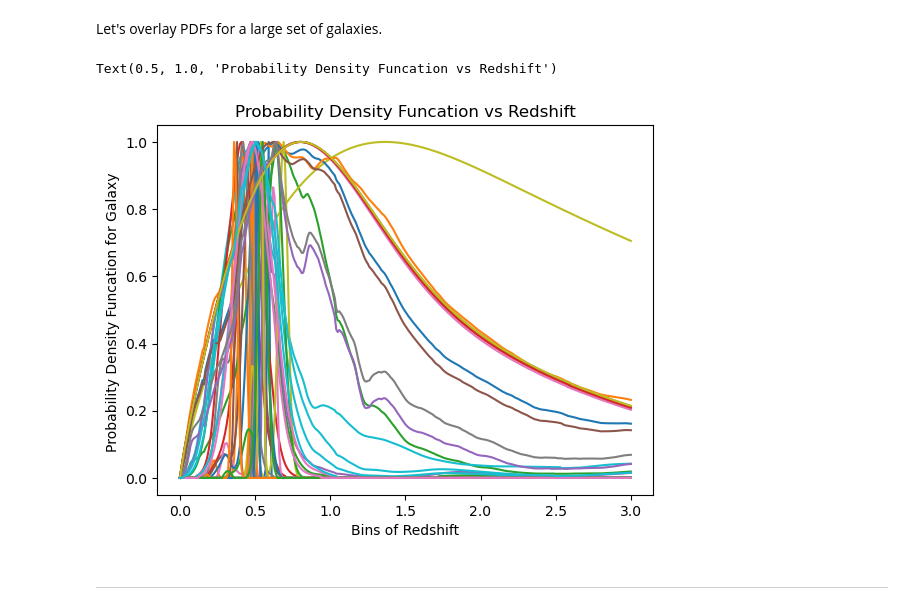
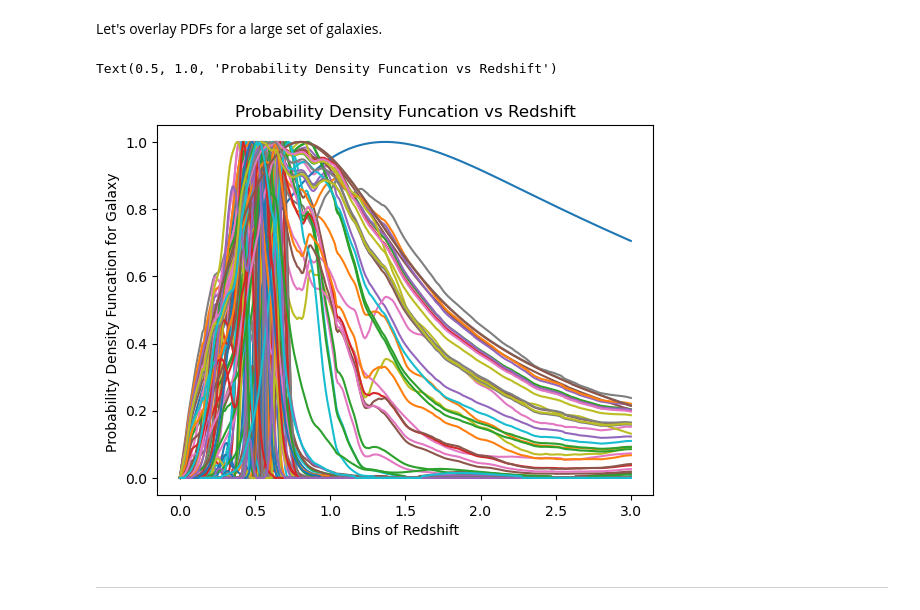
Before and after one commit to LSSTDESC/TXPipe, a Jupyter notebook: notebooks/Welcome to TXPipe.ipynb, the cells around one changed output. Saved outputs shown, nothing was run; the diff lists cells and outputs as text; code cells hidden in the pictures.

```diff
--- a/notebooks/Welcome to TXPipe.ipynb
+++ b/notebooks/Welcome to TXPipe.ipynb
@@ -303,15 +303,15 @@ for j,i in enumerate(indices):
 # %% [markdown]
 Let's overlay PDFs for a large set of galaxies.
 # %%
-for i in range(10000,12000,50):
+for i in range(10000, 12000, 20):
     # Normalize to peak 1 to avoid very spiky PDFs dominating
     plt.plot(z, pdfs[i] / pdfs[i].max())
 plt.xlabel('Bins of Redshift')
 plt.ylabel('Probability Density Funcation for Galaxy ')
 plt.title('Probability Density Funcation vs Redshift')
 # %% [output]
 Text(0.5, 1.0, 'Probability Density Funcation vs Redshift')
-[figure, old version]
+[figure, new version]
 # %% [markdown]
 ---
 # %% [markdown]
```
Also changed, not shown: parts of 23 cells of this notebook, 1 other file.
